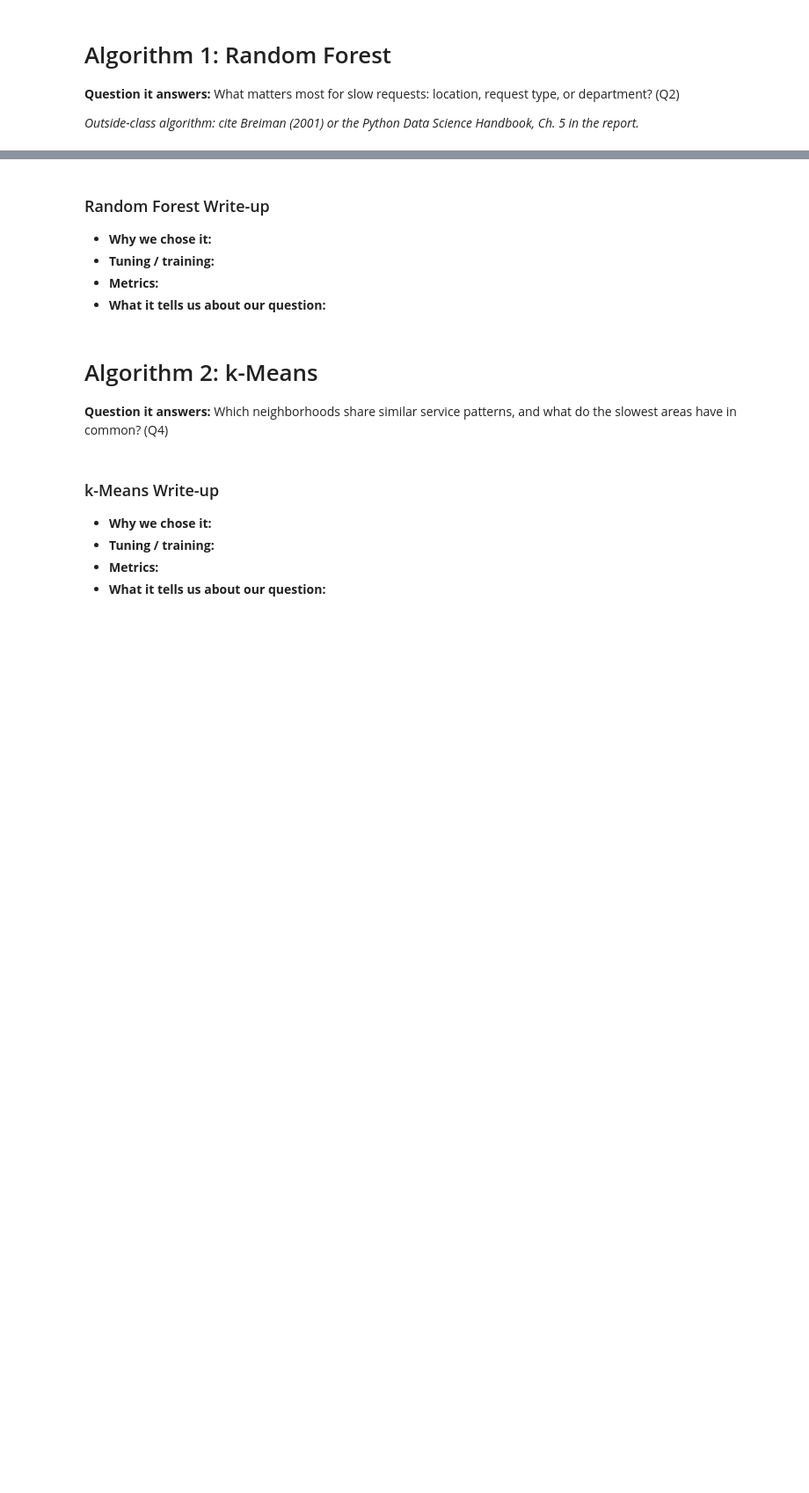
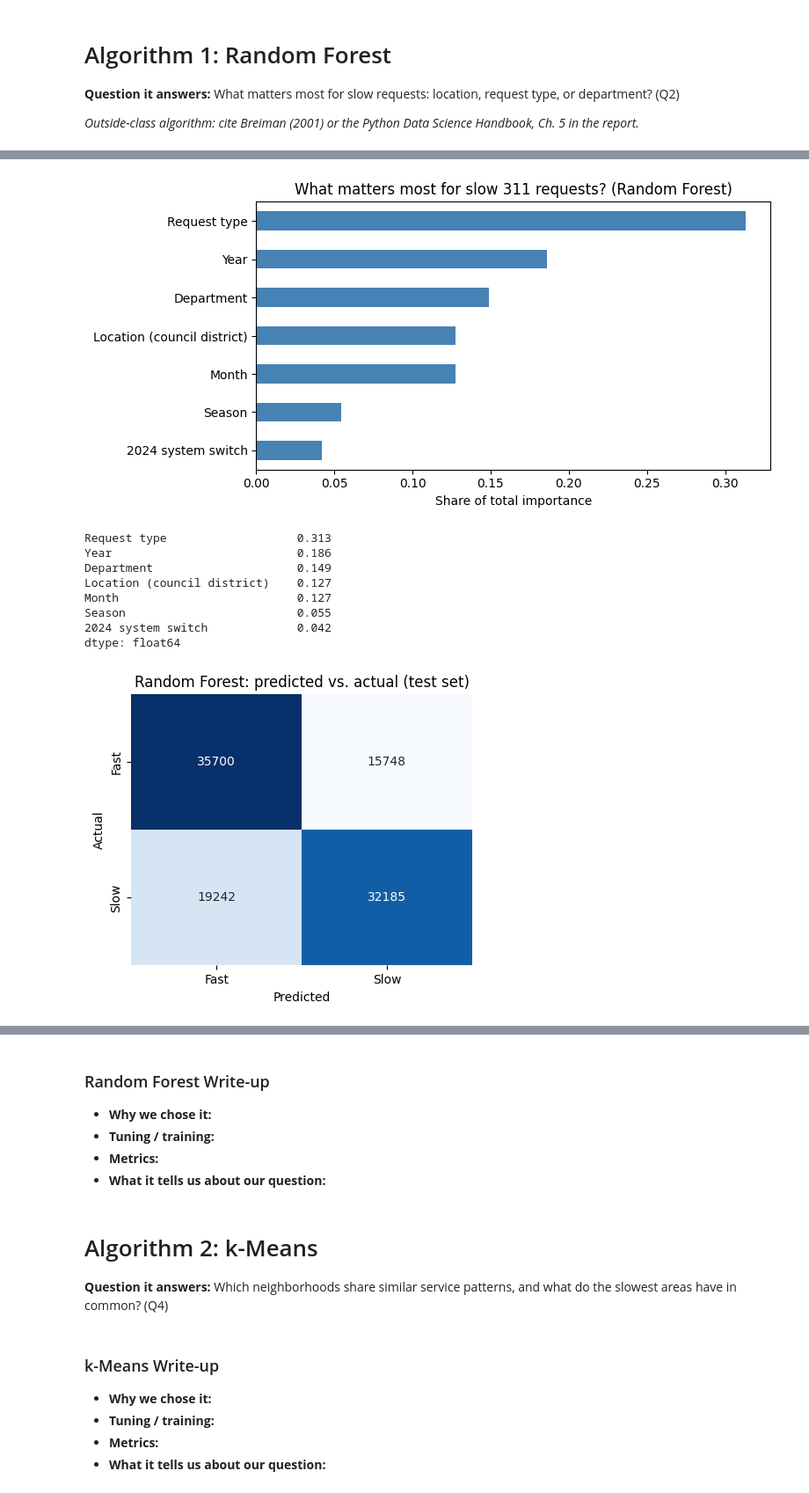
Before and after one commit to JoshuaCongHu/CTRL-Freaks, a Jupyter notebook: phase2/src/phase2_C.ipynb, the cells around one changed output, grey strips where cells are left out. Shown at 88% size. Drawn from its saved outputs; the diff is of its cells as text; code cells hidden in the pictures; blank space fills up the shorter version.

Commit message:
Added Random Forest model, tuning and charts.

```diff
--- a/phase2/src/phase2_C.ipynb
+++ b/phase2/src/phase2_C.ipynb
@@ -806,0 +864,15 @@ Share of closed requests labeled slow: 0.5
+# %%
+# Add WHEN the request was made. Year and month are treated as categories
+# (e.g. "2022" or "12"), not numbers, so each one becomes its own 0/1 column.
+X = pd.get_dummies(rf_df[["Council District", "Type", "Subject", "season", "afterSwitch",
+                          "openYear", "openMonth"]].astype({"openYear": str, "openMonth": str}))
+Xtrain, Xtest, ytrain, ytest = train_test_split(X, y, test_size=0.2, random_state=0, stratify=y)
+
+# Final model, using the best depth from tuning
+model = RandomForestClassifier(n_estimators=100, max_depth=20, n_jobs=-1, random_state=0)
+model.fit(Xtrain, ytrain)
+ypred = model.predict(Xtest)
+
+print("Features:", X.shape[1])
+print("Accuracy:", round(metrics.accuracy_score(ytest, ypred), 3))
+print(metrics.classification_report(ytest, ypred, target_names=["Fast", "Slow"]))
@@ -806,0 +890,51 @@ Share of closed requests labeled slow: 0.5
+# %%
+import matplotlib.pyplot as plt
+import seaborn as sns
+from sklearn.metrics import confusion_matrix
+from sklearn.tree import plot_tree
+
+# 1. Feature importance: what the forest relied on most, grouped into categories
+importances = pd.Series(model.feature_importances_, index=X.columns)
+groups = {"Council District": "Location (council district)", "Type": "Request type",
+          "Subject": "Department", "season": "Season", "afterSwitch": "2024 system switch",
+          "openYear": "Year", "openMonth": "Month"}
+grouped = {}
+for col, value in importances.items():
+    for prefix, label in groups.items():
+        if col.startswith(prefix):
+            grouped[label] = grouped.get(label, 0) + value
+grouped = pd.Series(grouped).sort_values()
+
+plt.figure(figsize=(8, 4))
+grouped.plot(kind="barh", color="steelblue")
+plt.xlabel("Share of total importance")
+plt.title("What matters most for slow 311 requests? (Random Forest)")
+plt.tight_layout()
+plt.show()
+print(grouped.sort_values(ascending=False).round(3))
+
+# 2. Confusion matrix: right vs. wrong predictions on the test set
+plt.figure(figsize=(5, 4))
+sns.heatmap(confusion_matrix(ytest, ypred), annot=True, fmt="d", cmap="Blues", cbar=False,
+            xticklabels=["Fast", "Slow"], yticklabels=["Fast", "Slow"])
+plt.xlabel("Predicted")
+plt.ylabel("Actual")
+plt.title("Random Forest: predicted vs. actual (test set)")
+plt.show()
+
+# 3. One tree from the forest: the first 3 levels of yes/no questions it asks
+plt.figure(figsize=(20, 8))
+plot_tree(model.estimators_[0], max_depth=3, feature_names=X.columns, class_names=["Fast", "Slow"], filled=True, fontsize=9)
+plt.title("One tree from the Random Forest (first 3 levels)")
+plt.show()
+# %% [output]
+[figure, added]
+Request type                   0.313
+Year                           0.186
+Department                     0.149
+Location (council district)    0.127
+Month                          0.127
+Season                         0.055
+2024 system switch             0.042
+dtype: float64
+[figure, added]
```
Also changed, not shown: parts of 21 cells of this notebook.
